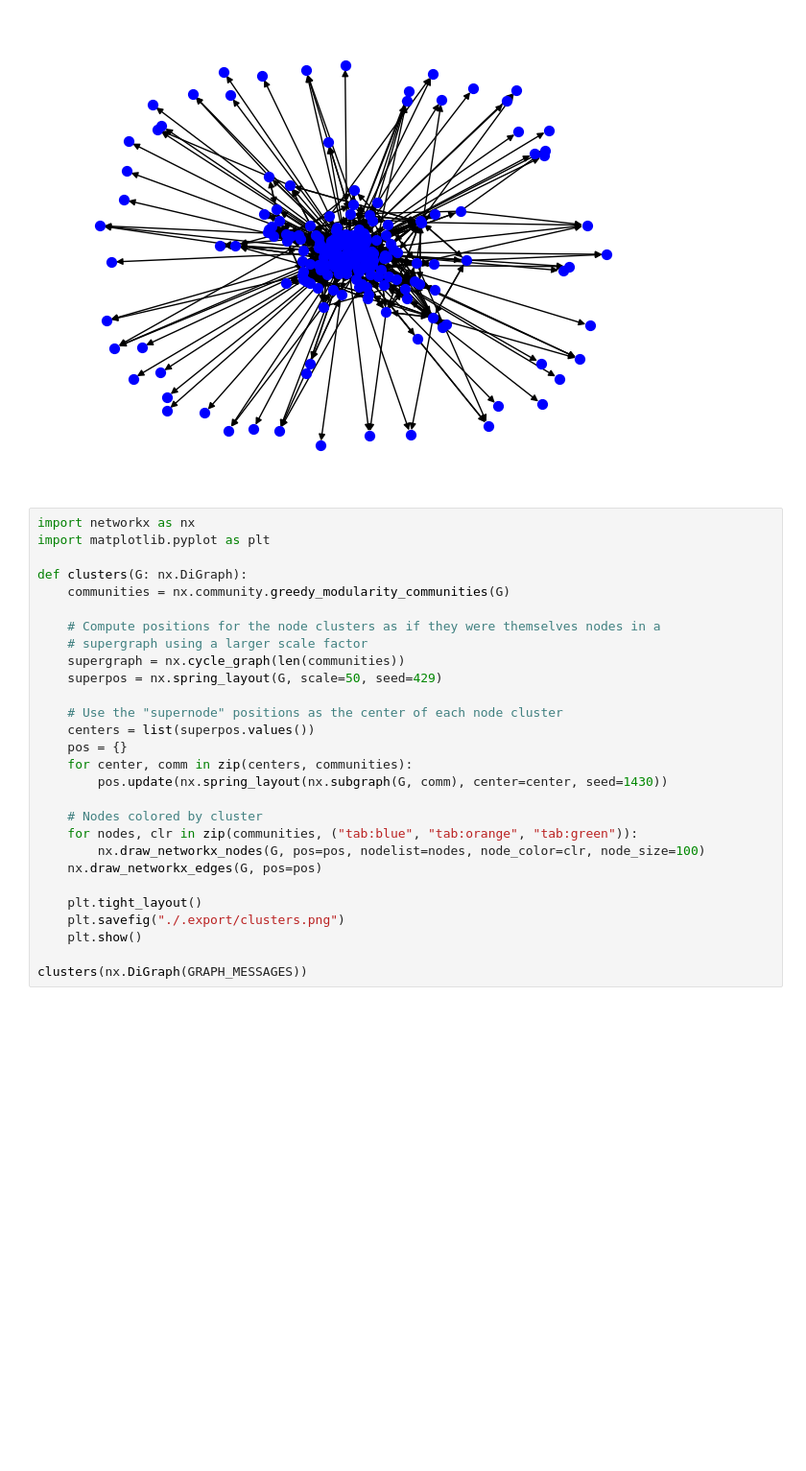
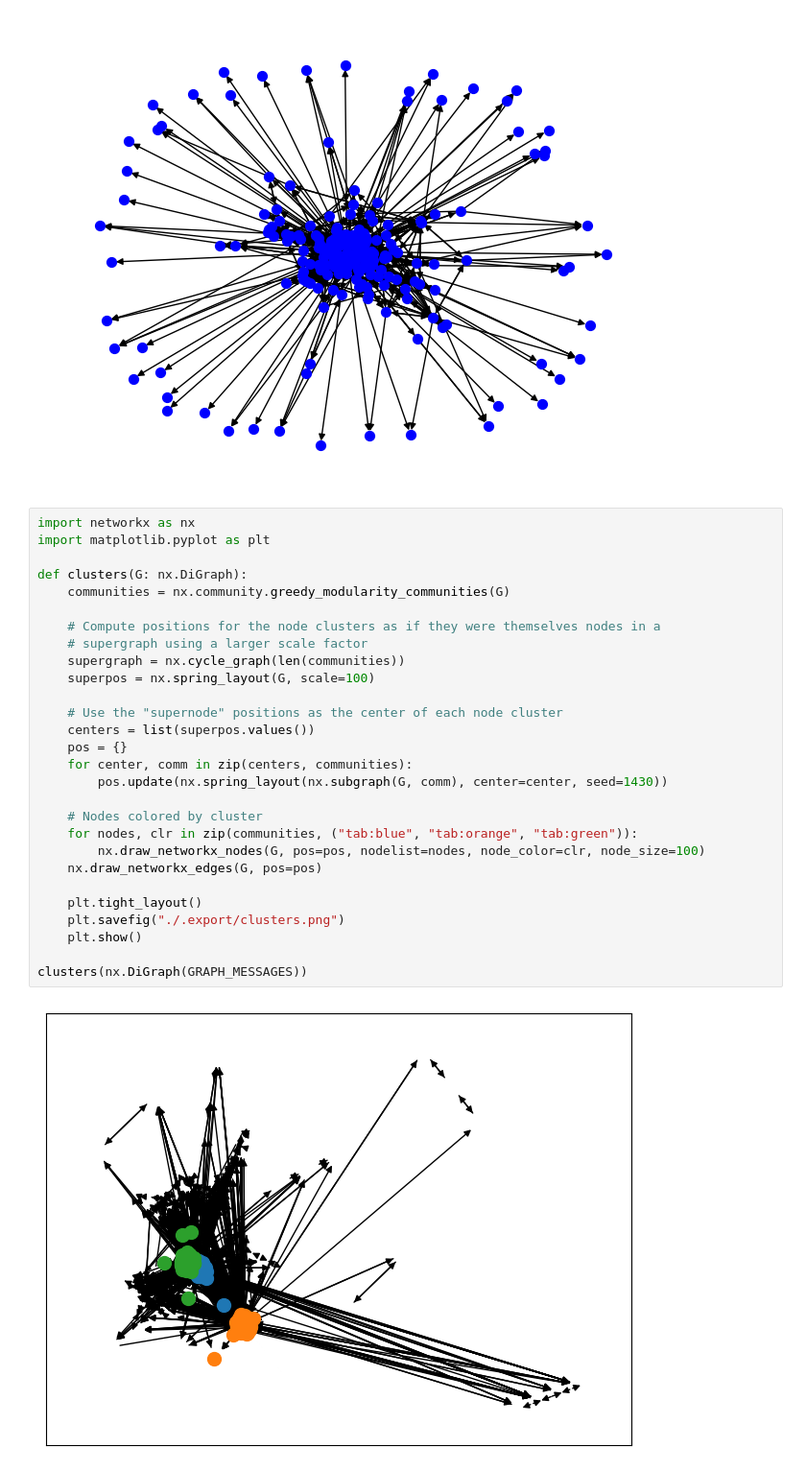
Before and after one commit to BambusControl/rug-sna-pizza-giving, a Jupyter notebook: college_msg_files/metrics.ipynb, the cells around one changed output. Shown at 96% size. Saved outputs shown, nothing was run; the diff lists cells and outputs as text; blank space fills up the shorter version.

```diff
--- a/college_msg_files/metrics.ipynb
+++ b/college_msg_files/metrics.ipynb
@@ -284,28 +284,30 @@ TypeError: draw_networkx_nodes() got an unexpected keyword argument 'with_labels
 # %%
 import networkx as nx
 import matplotlib.pyplot as plt
 
 def clusters(G: nx.DiGraph):
     communities = nx.community.greedy_modularity_communities(G)
 
     # Compute positions for the node clusters as if they were themselves nodes in a
     # supergraph using a larger scale factor
     supergraph = nx.cycle_graph(len(communities))
-    superpos = nx.spring_layout(G, scale=50, seed=429)
+    superpos = nx.spring_layout(G, scale=100)
 
     # Use the "supernode" positions as the center of each node cluster
     centers = list(superpos.values())
     pos = {}
     for center, comm in zip(centers, communities):
         pos.update(nx.spring_layout(nx.subgraph(G, comm), center=center, seed=1430))
 
     # Nodes colored by cluster
     for nodes, clr in zip(communities, ("tab:blue", "tab:orange", "tab:green")):
         nx.draw_networkx_nodes(G, pos=pos, nodelist=nodes, node_color=clr, node_size=100)
     nx.draw_networkx_edges(G, pos=pos)
 
     plt.tight_layout()
     plt.savefig("./.export/clusters.png")
     plt.show()
 
 clusters(nx.DiGraph(GRAPH_MESSAGES))
+# %% [output]
+[figure, added]
```
